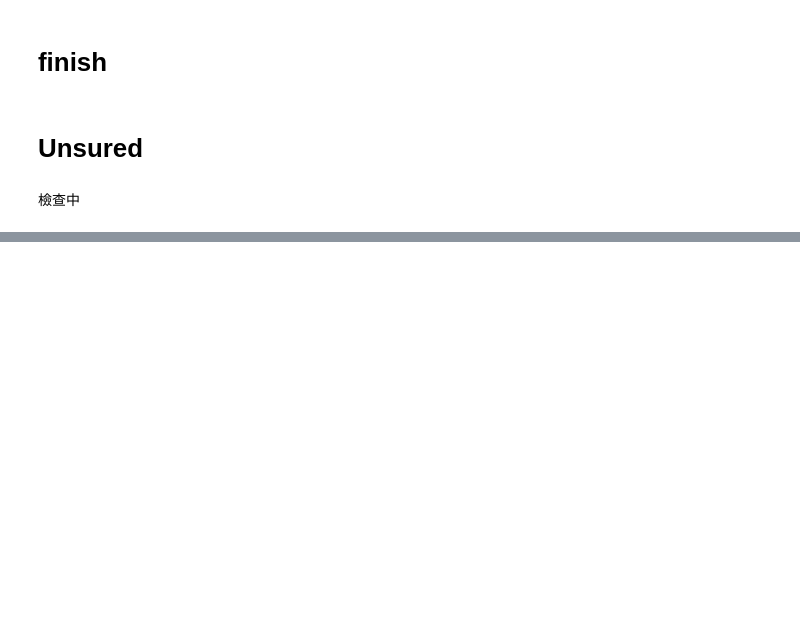
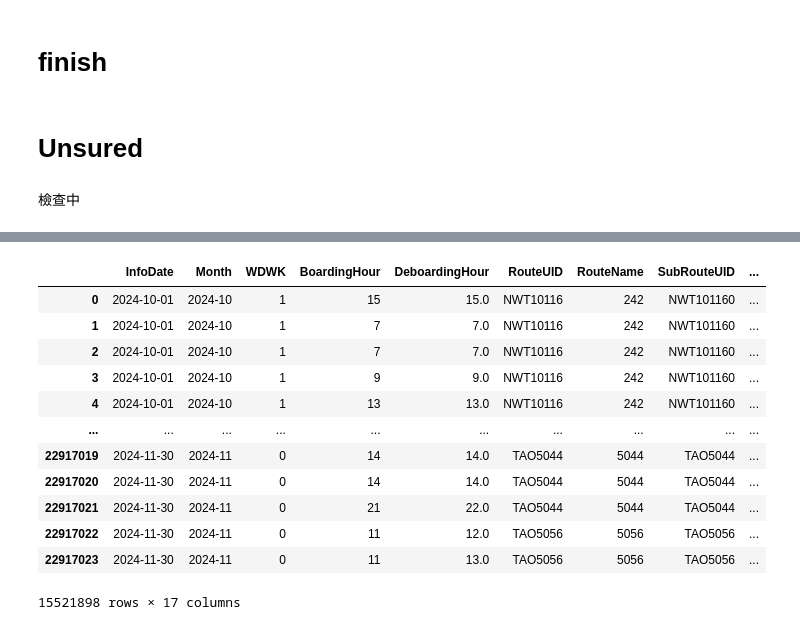
Before and after one commit to KaiChiehKJ/THI-6800-BusTicket, a Jupyter notebook: 03_TicketAnalysisCode.ipynb, the cells around one changed output, grey strips where cells are left out. Cells and saved outputs as stored; diff of their text form; code cells hidden in the pictures; blank space fills up the shorter version.

```diff
--- a/03_TicketAnalysisCode.ipynb
+++ b/03_TicketAnalysisCode.ipynb
@@ -1056,3 +1063,16 @@ def seq_on_and_off_count(hourlycount_folder):
     dfcount[['On', 'Off']] = dfcount[['On', 'Off']] .fillna(0)
 
     return dfcount, df_on, df_off
+# %%
+df_hourseq = seq_withhour(monthlist=['2024-10', '2024-11'])
+
+df = pd.read_csv(os.path.join(hourlycount_folder, '上下車區分票種分時計次(未修正站序是否正確).csv'))
+
+df['InfoDate'] = pd.to_datetime(df['InfoDate'], errors='coerce')
+df['Month'] = df['InfoDate'].dt.to_period('M')
+reindexcolumns = ['InfoDate', 'Month', 'WDWK', 'BoardingHour', 'DeboardingHour',
+                'RouteUID', 'RouteName', 'SubRouteUID', 'SubRouteName', 'Direction',
+                'BoardingStopUID', 'BoardingStopName', 'BoardingStopSequence',
+                'DeboardingStopUID', 'DeboardingStopName', 'DeboardingStopSequence',
+                'Count']
+df = df.reindex(columns = reindexcolumns)
@@ -1059,2 +1081,6 @@ def seq_on_and_off_count(hourlycount_folder):
+# %%
+# 針對原始的OD起訖資料進行過濾
+df = df[df['WDWK'].isin([0,1])]
+df = df[(df['BoardingHour'] != -99) & (df['DeboardingHour'] != -99)]
 # %%
 dfcount, df_on, df_off = seq_on_and_off_count(hourlycount_folder)
@@ -1064,0 +1103,16 @@ df_hourseq = seq_withhour(monthlist=['2024-10', '2024-11'])
+# %%
+df
+# %% [output]
+|  | InfoDate | Month | WDWK | BoardingHour | DeboardingHour | RouteUID | RouteName | SubRouteUID | ... |
+| 0 | 2024-10-01 | 2024-10 | 1 | 15 | 15.0 | NWT10116 | 242 | NWT101160 | ... |
+| 1 | 2024-10-01 | 2024-10 | 1 | 7 | 7.0 | NWT10116 | 242 | NWT101160 | ... |
+| 2 | 2024-10-01 | 2024-10 | 1 | 7 | 7.0 | NWT10116 | 242 | NWT101160 | ... |
+| 3 | 2024-10-01 | 2024-10 | 1 | 9 | 9.0 | NWT10116 | 242 | NWT101160 | ... |
+| 4 | 2024-10-01 | 2024-10 | 1 | 13 | 13.0 | NWT10116 | 242 | NWT101160 | ... |
+| ... | ... | ... | ... | ... | ... | ... | ... | ... | ... |
+| 22917019 | 2024-11-30 | 2024-11 | 0 | 14 | 14.0 | TAO5044 | 5044 | TAO5044 | ... |
+| 22917020 | 2024-11-30 | 2024-11 | 0 | 14 | 14.0 | TAO5044 | 5044 | TAO5044 | ... |
+| 22917021 | 2024-11-30 | 2024-11 | 0 | 21 | 22.0 | TAO5044 | 5044 | TAO5044 | ... |
+| 22917022 | 2024-11-30 | 2024-11 | 0 | 11 | 12.0 | TAO5056 | 5056 | TAO5056 | ... |
+| 22917023 | 2024-11-30 | 2024-11 | 0 | 11 | 13.0 | TAO5056 | 5056 | TAO5056 | ... |
+15521898 rows × 17 columns
```
Also changed, not shown: parts of 12 cells of this notebook.
